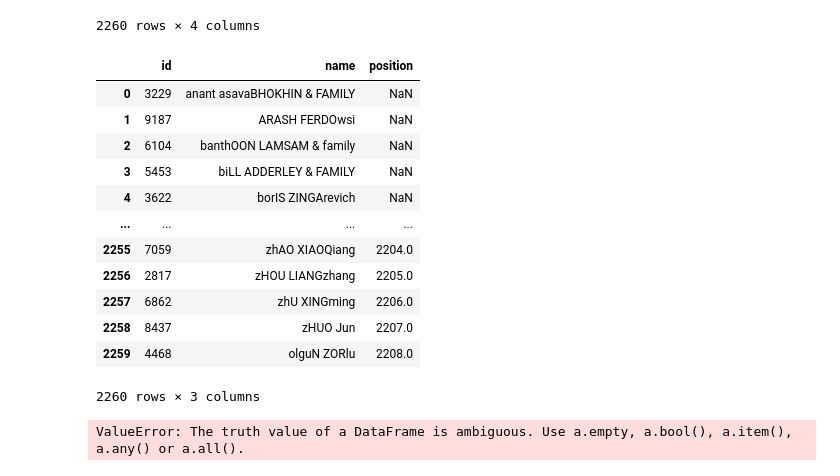
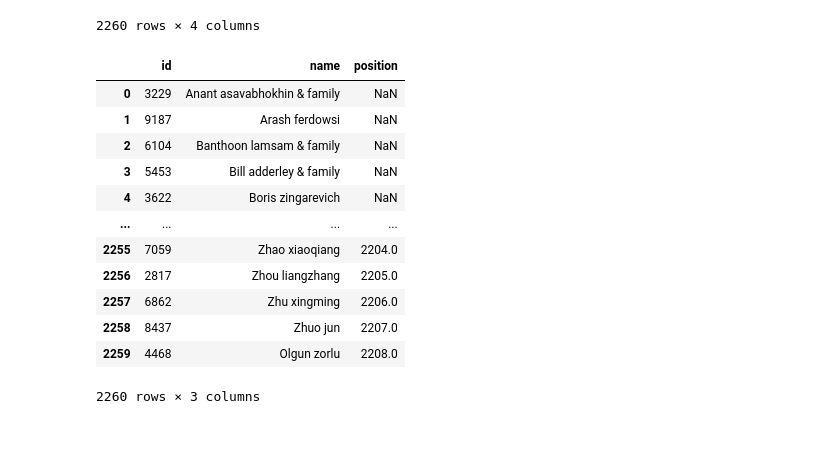
Before and after one commit to abamendez/-Ironhack-Module-1-Project---Abacuc-Mendez-, a Jupyter notebook: notebooks/Untitled.ipynb, the cells around one changed output. Drawn from its saved outputs; the diff is of its cells as text; code cells hidden in the pictures; blank space fills up the shorter version.

```diff
--- a/notebooks/Untitled.ipynb
+++ b/notebooks/Untitled.ipynb
@@ -22,6 +18,7 @@ import os
 from sqlalchemy import create_engine
 # %%
-eng = create_engine('sqlite:///data/raw/abacucmendezsala.db')
+sqlitedb_path = '../data/raw/abacucmendezsala.db'
+eng = create_engine(f'sqlite:///{sqlitedb_path}')
 # %%
 eng.table_names()
 # %% [output]
@@ -128,22 +139,20 @@ rank_info
 # %%
 rank_info_clean = drop_cols_threshold(rank_info, 40)
 rank_info_clean = rank_info.drop(['Unnamed: 0'], axis=1)
+rank_info_clean['name'] = rank_info_clean['name'].str.capitalize()
+rank_info_clean['position'].round(0)
 rank_info_clean
 # %% [output]
 |  | id | name | position |
-| 0 | 3229 | anant asavaBHOKHIN & FAMILY | NaN |
-| 1 | 9187 | ARASH FERDOwsi | NaN |
-| 2 | 6104 | banthOON LAMSAM & family | NaN |
-| 3 | 5453 | biLL ADDERLEY & FAMILY | NaN |
-| 4 | 3622 | borIS ZINGArevich | NaN |
+| 0 | 3229 | Anant asavabhokhin & family | NaN |
+| 1 | 9187 | Arash ferdowsi | NaN |
+| 2 | 6104 | Banthoon lamsam & family | NaN |
+| 3 | 5453 | Bill adderley & family | NaN |
+| 4 | 3622 | Boris zingarevich | NaN |
 | ... | ... | ... | ... |
-| 2255 | 7059 | zhAO XIAOQiang | 2204.0 |
-| 2256 | 2817 | zHOU LIANGzhang | 2205.0 |
-| 2257 | 6862 | zhU XINGming | 2206.0 |
-| 2258 | 8437 | zHUO Jun | 2207.0 |
-| 2259 | 4468 | olguN ZORlu | 2208.0 |
+| 2255 | 7059 | Zhao xiaoqiang | 2204.0 |
+| 2256 | 2817 | Zhou liangzhang | 2205.0 |
+| 2257 | 6862 | Zhu xingming | 2206.0 |
+| 2258 | 8437 | Zhuo jun | 2207.0 |
+| 2259 | 4468 | Olgun zorlu | 2208.0 |
 2260 rows × 3 columns
-# %%
-pd.merge(business_info, personal_info, rank_info, on='id')
-# %% [output]
-ValueError: The truth value of a DataFrame is ambiguous. Use a.empty, a.bool(), a.item(), a.any() or a.all().
```
Also changed, not shown: parts of 9 cells of this notebook, 1 other file.
